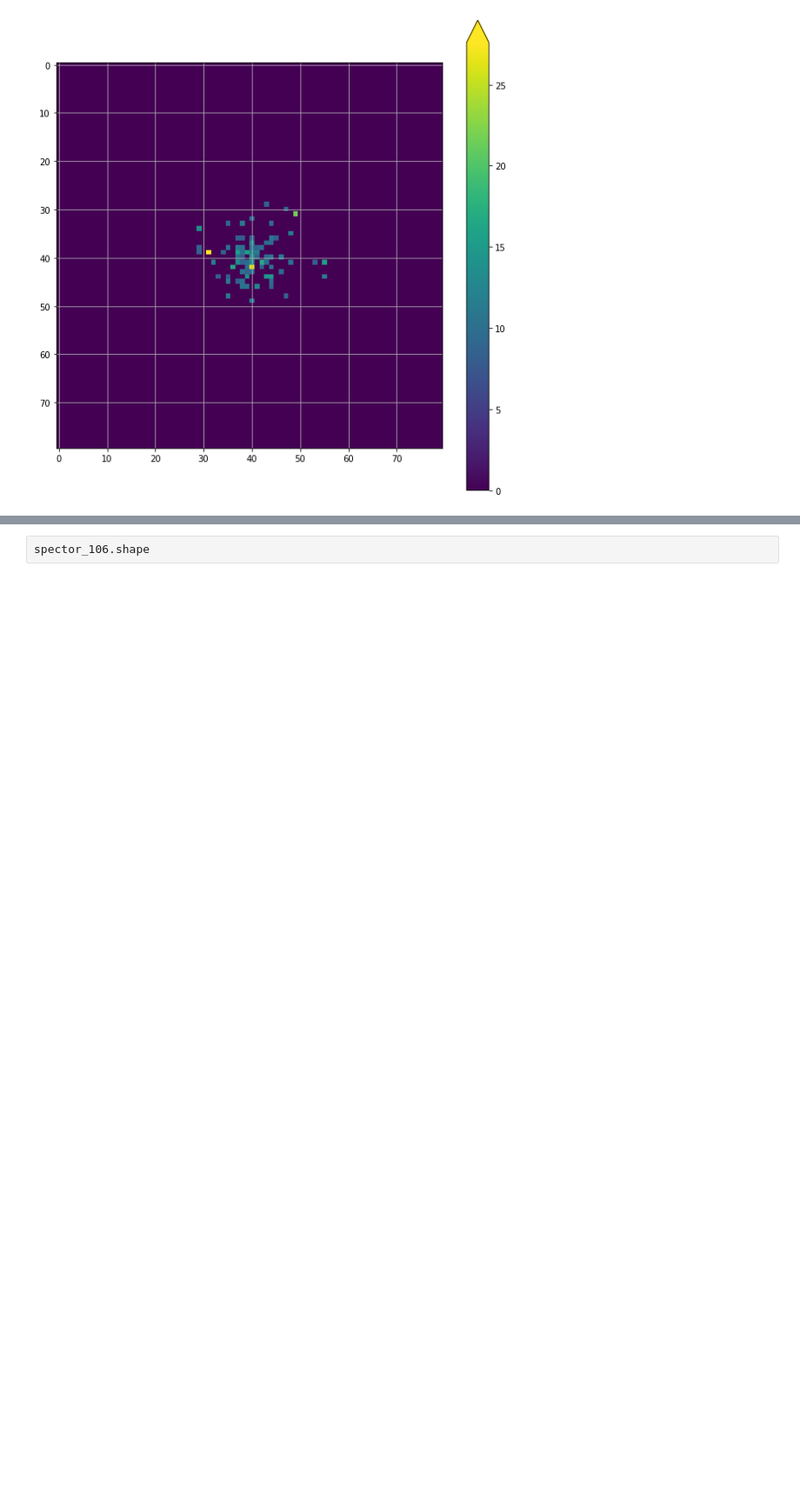
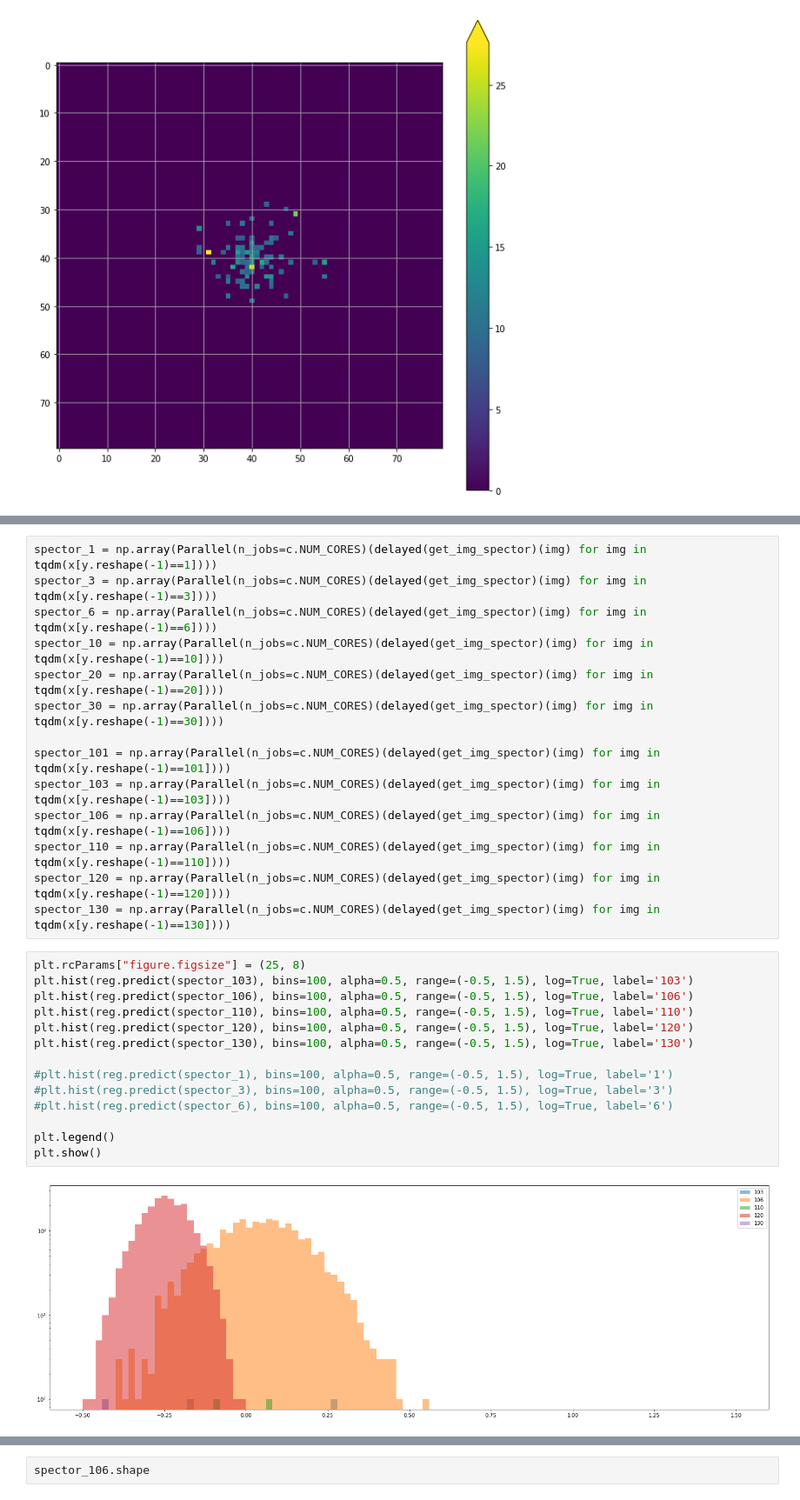
Before and after one commit to KirillRuSS/IDAO-2021-Kirill, a Jupyter notebook: ring.ipynb, the cells around one changed output, grey strips where cells are left out. Shown at 87% size. Drawn from its saved outputs; the diff is of its cells as text; blank space fills up the shorter version.

```diff
--- a/ring.ipynb
+++ b/ring.ipynb
@@ -340,0 +170,30 @@ ValueError: cannot reshape array of size 147 into shape (5,5)
+# %%
+spector_1 = np.array(Parallel(n_jobs=c.NUM_CORES)(delayed(get_img_spector)(img) for img in tqdm(x[y.reshape(-1)==1])))
+spector_3 = np.array(Parallel(n_jobs=c.NUM_CORES)(delayed(get_img_spector)(img) for img in tqdm(x[y.reshape(-1)==3])))
+spector_6 = np.array(Parallel(n_jobs=c.NUM_CORES)(delayed(get_img_spector)(img) for img in tqdm(x[y.reshape(-1)==6])))
+spector_10 = np.array(Parallel(n_jobs=c.NUM_CORES)(delayed(get_img_spector)(img) for img in tqdm(x[y.reshape(-1)==10])))
+spector_20 = np.array(Parallel(n_jobs=c.NUM_CORES)(delayed(get_img_spector)(img) for img in tqdm(x[y.reshape(-1)==20])))
+spector_30 = np.array(Parallel(n_jobs=c.NUM_CORES)(delayed(get_img_spector)(img) for img in tqdm(x[y.reshape(-1)==30])))
+
+spector_101 = np.array(Parallel(n_jobs=c.NUM_CORES)(delayed(get_img_spector)(img) for img in tqdm(x[y.reshape(-1)==101])))
+spector_103 = np.array(Parallel(n_jobs=c.NUM_CORES)(delayed(get_img_spector)(img) for img in tqdm(x[y.reshape(-1)==103])))
+spector_106 = np.array(Parallel(n_jobs=c.NUM_CORES)(delayed(get_img_spector)(img) for img in tqdm(x[y.reshape(-1)==106])))
+spector_110 = np.array(Parallel(n_jobs=c.NUM_CORES)(delayed(get_img_spector)(img) for img in tqdm(x[y.reshape(-1)==110])))
+spector_120 = np.array(Parallel(n_jobs=c.NUM_CORES)(delayed(get_img_spector)(img) for img in tqdm(x[y.reshape(-1)==120])))
+spector_130 = np.array(Parallel(n_jobs=c.NUM_CORES)(delayed(get_img_spector)(img) for img in tqdm(x[y.reshape(-1)==130])))
+# %%
+plt.rcParams["figure.figsize"] = (25, 8)
+plt.hist(reg.predict(spector_103), bins=100, alpha=0.5, range=(-0.5, 1.5), log=True, label='103')
+plt.hist(reg.predict(spector_106), bins=100, alpha=0.5, range=(-0.5, 1.5), log=True, label='106')
+plt.hist(reg.predict(spector_110), bins=100, alpha=0.5, range=(-0.5, 1.5), log=True, label='110')
+plt.hist(reg.predict(spector_120), bins=100, alpha=0.5, range=(-0.5, 1.5), log=True, label='120')
+plt.hist(reg.predict(spector_130), bins=100, alpha=0.5, range=(-0.5, 1.5), log=True, label='130')
+
+#plt.hist(reg.predict(spector_1), bins=100, alpha=0.5, range=(-0.5, 1.5), log=True, label='1')
+#plt.hist(reg.predict(spector_3), bins=100, alpha=0.5, range=(-0.5, 1.5), log=True, label='3')
+#plt.hist(reg.predict(spector_6), bins=100, alpha=0.5, range=(-0.5, 1.5), log=True, label='6')
+
+plt.legend()
+plt.show()
+# %% [output]
+[figure, added]
```
Also changed, not shown: parts of 42 cells of this notebook, 2 other files.
